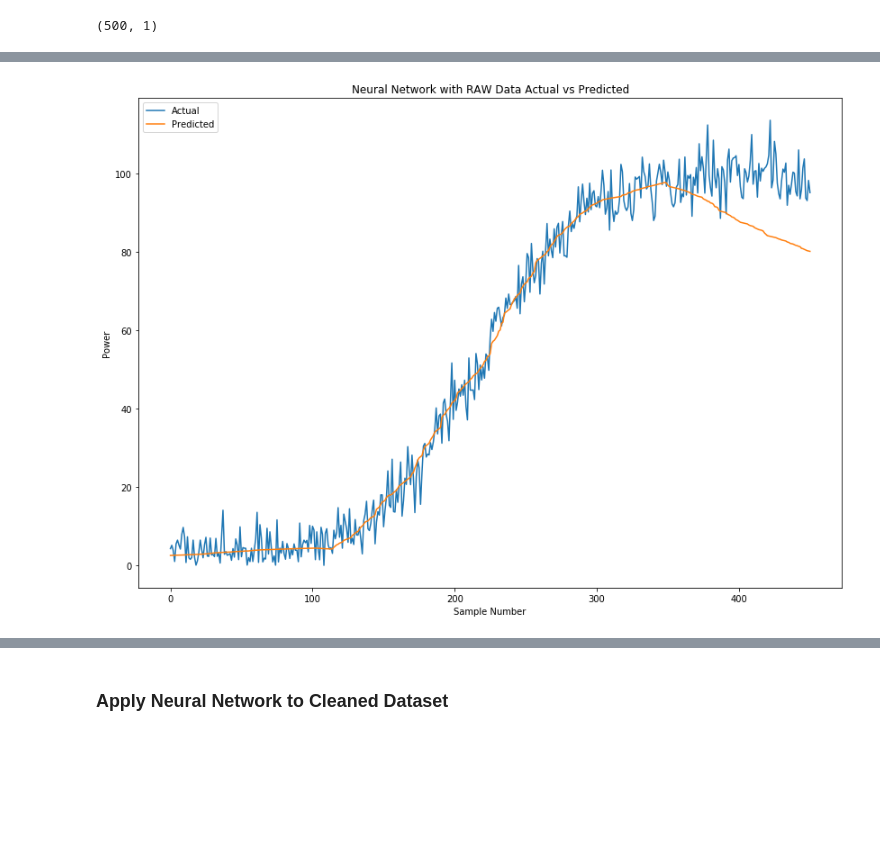
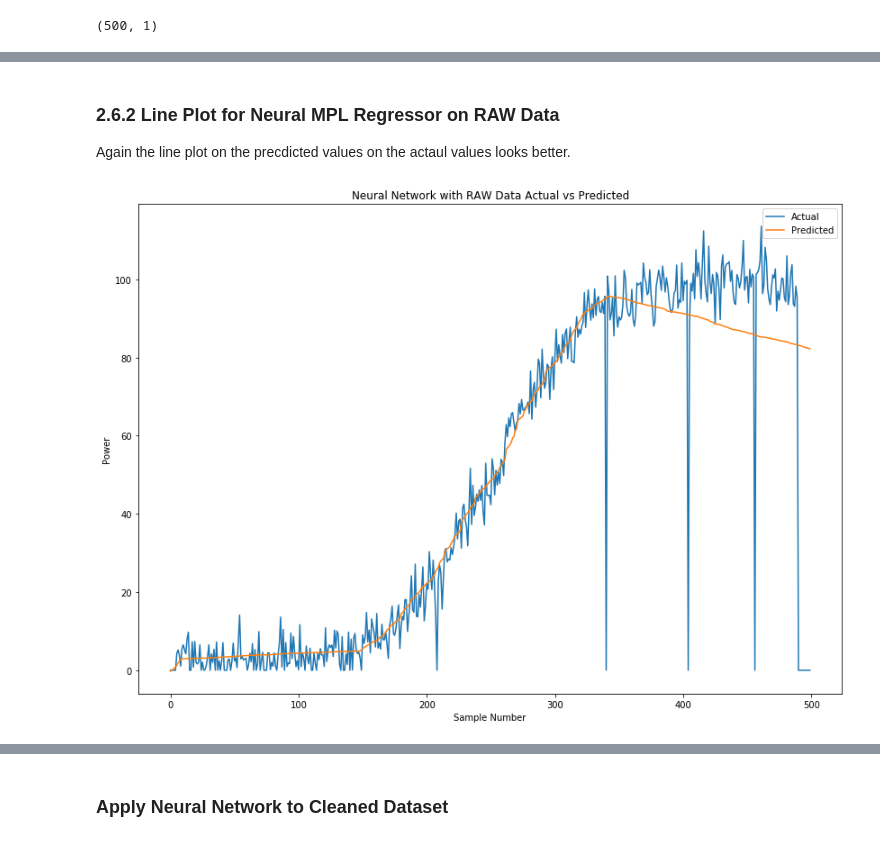
Before and after one commit to moranneil/MACHINE_LEARNING_AND_STATISTICS_PROJECT_2020, a Jupyter notebook: MACHINE LEARNING AND STATISTICS PROJECT 2021.ipynb, the cells around one changed output, grey strips where cells are left out. Cells and saved outputs as stored; diff of their text form; code cells hidden in the pictures; blank space fills up the shorter version.

Commit message:
Updating image files for notebook

```diff
--- a/MACHINE LEARNING AND STATISTICS PROJECT 2021.ipynb
+++ b/MACHINE LEARNING AND STATISTICS PROJECT 2021.ipynb
@@ -540,11 +577,15 @@ plt.show()
+# %% [markdown]
+### 2.6.2 Line Plot for Neural MPL Regressor on RAW Data
+
+Again the line plot on the precdicted values on the actaul values looks better.
 # %%
 plt.figure(figsize=(14,10))
-plt.plot(y_c, label='Actual')
-plt.plot(modelN.predict(x_c), label='Predicted')
+plt.plot(y, label='Actual')
+plt.plot(modelN.predict(x), label='Predicted')
 plt.ylabel('Power')
 plt.xlabel('Sample Number')
 plt.title('Neural Network with RAW Data Actual vs Predicted')
 plt.legend()
 plt.show()
 # %% [output]
-[figure, old version]
+[figure, new version]
```
Also changed, not shown: parts of 63 cells of this notebook, 10 other files.
